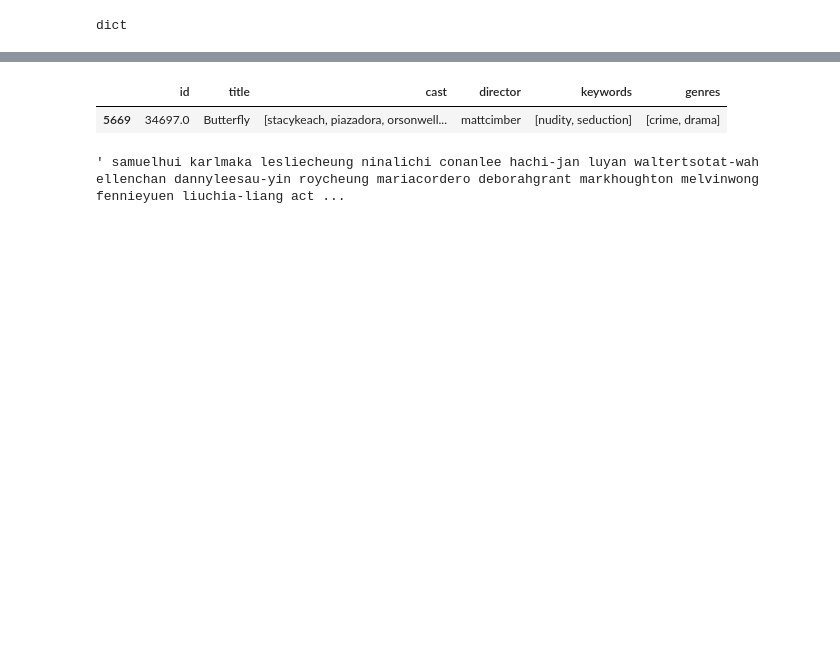
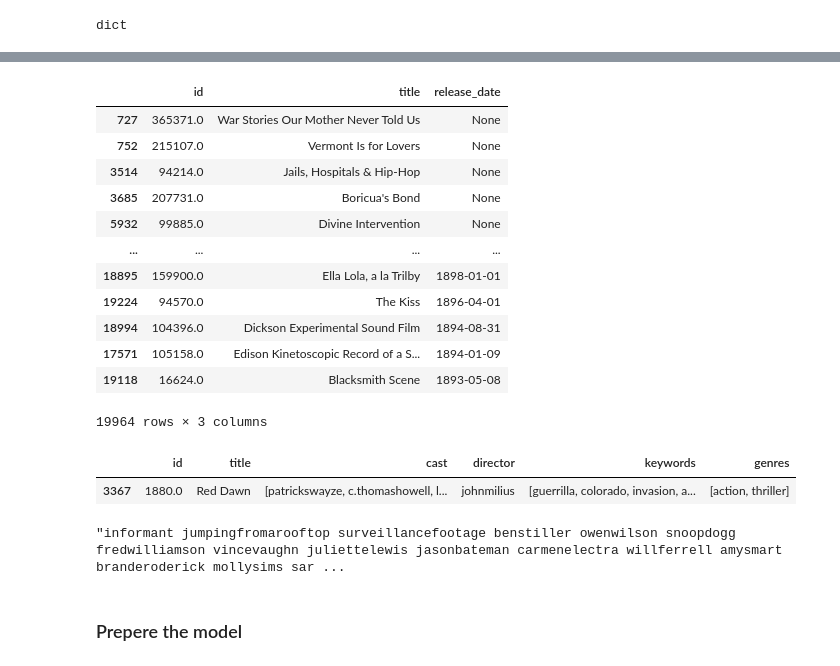
Before and after one commit to nikolaevtomov/recommender-app, a Jupyter notebook: notebook/metadata-based-recommender.ipynb, the cells around one changed output, grey strips where cells are left out. Saved outputs shown, nothing was run; the diff lists cells and outputs as text; code cells hidden in the pictures; blank space fills up the shorter version.

```diff
--- a/notebook/metadata-based-recommender.ipynb
+++ b/notebook/metadata-based-recommender.ipynb
@@ -255,4 +257,4 @@ def sanitize(x):
 for feature in ['cast', 'director', 'genres', 'keywords']:
     df[feature] = df[feature].apply(sanitize)
 # %%
-df.sort_values(by=['release_date'], inplace=True, ascending=False)
+df.sort_values(by=['release_date'], inplace=True, ascending=False, na_position='first')
@@ -263,8 +261,24 @@ df.tail()
+# %%
+df[['id', 'title', 'release_date']]
+# %% [output]
+|  | id | title | release_date |
+| 727 | 365371.0 | War Stories Our Mother Never Told Us | None |
+| 752 | 215107.0 | Vermont Is for Lovers | None |
+| 3514 | 94214.0 | Jails, Hospitals & Hip-Hop | None |
+| 3685 | 207731.0 | Boricua's Bond | None |
+| 5932 | 99885.0 | Divine Intervention | None |
+| ... | ... | ... | ... |
+| 18895 | 159900.0 | Ella Lola, a la Trilby | 1898-01-01 |
+| 19224 | 94570.0 | The Kiss | 1896-04-01 |
+| 18994 | 104396.0 | Dickson Experimental Sound Film | 1894-08-31 |
+| 17571 | 105158.0 | Edison Kinetoscopic Record of a S... | 1894-01-09 |
+| 19118 | 16624.0 | Blacksmith Scene | 1893-05-08 |
+19964 rows × 3 columns
 # %%
 df[['id', 'title', 'cast', 'director', 'keywords', 'genres']].sample()
 # %% [output]
 |  | id | title | cast | director | keywords | genres |
-| 5669 | 34697.0 | Butterfly | [stacykeach, piazadora, orsonwell... | mattcimber | [nudity, seduction] | [crime, drama] |
+| 3367 | 1880.0 | Red Dawn | [patrickswayze, c.thomashowell, l... | johnmilius | [guerrilla, colorado, invasion, a... | [action, thriller] |
 # %%
 #Function that creates a soup out of the desired metadata
 def create_soup(x):
@@ -273,9 +287,11 @@ def create_soup(x):
 # Create the new soup feature
 df['soup'] = df.apply(create_soup, axis=1)
 # %%
-df.iloc[26643]['soup']
+df.iloc[5842]['soup']
 # %% [output]
-' samuelhui karlmaka lesliecheung ninalichi conanlee hachi-jan luyan waltertsotat-wah ellenchan dannyleesau-yin roycheung mariacordero deborahgrant markhoughton melvinwong fennieyuen liuchia-liang act ...
+"informant jumpingfromarooftop surveillancefootage benstiller owenwilson snoopdogg fredwilliamson vincevaughn juliettelewis jasonbateman carmenelectra willferrell amysmart branderoderick mollysims sar ...
+# %% [markdown]
+### Prepere the model
 # %%
 count = CountVectorizer(stop_words='english')
 # %%
```
Also changed, not shown: parts of 29 cells of this notebook, 3 other files.
